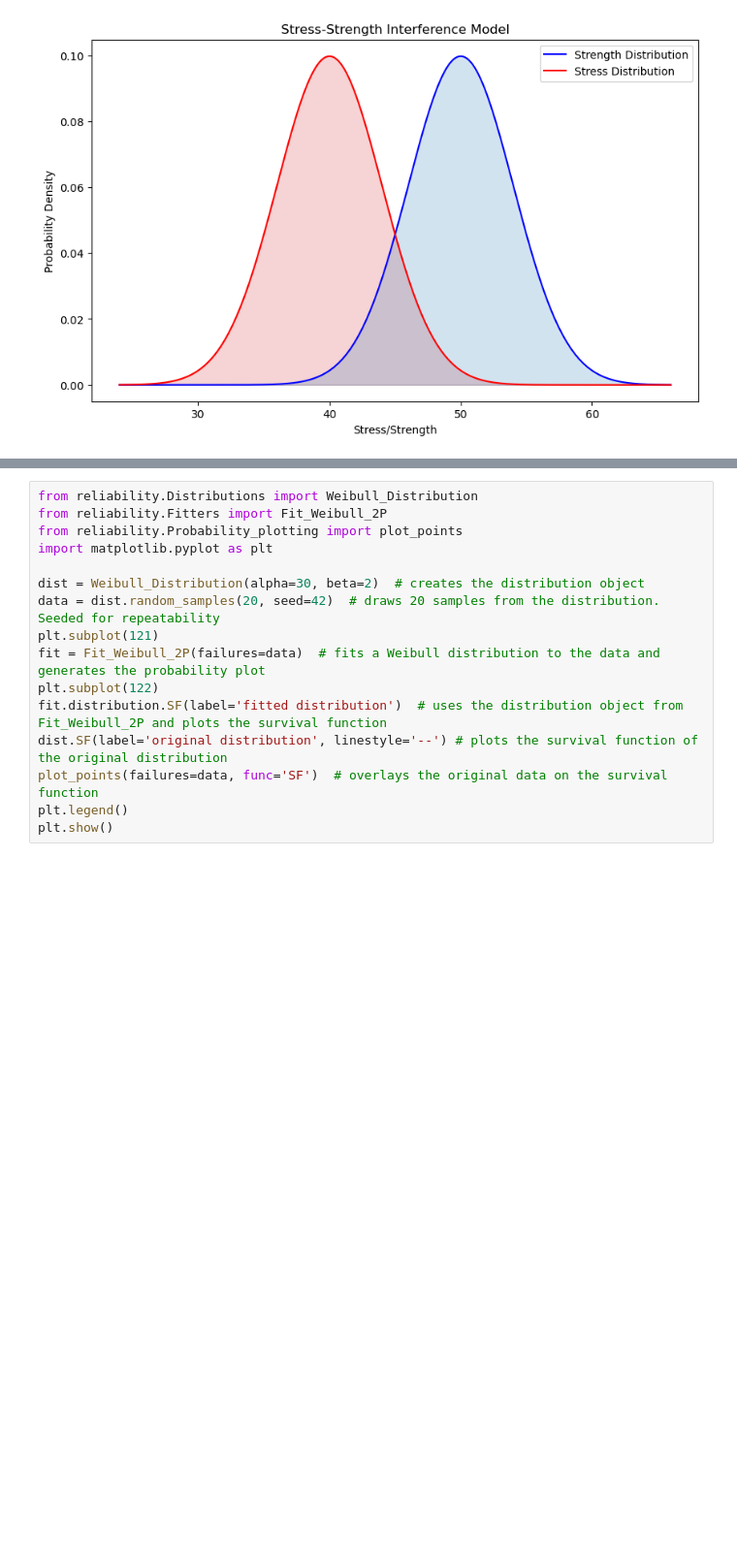
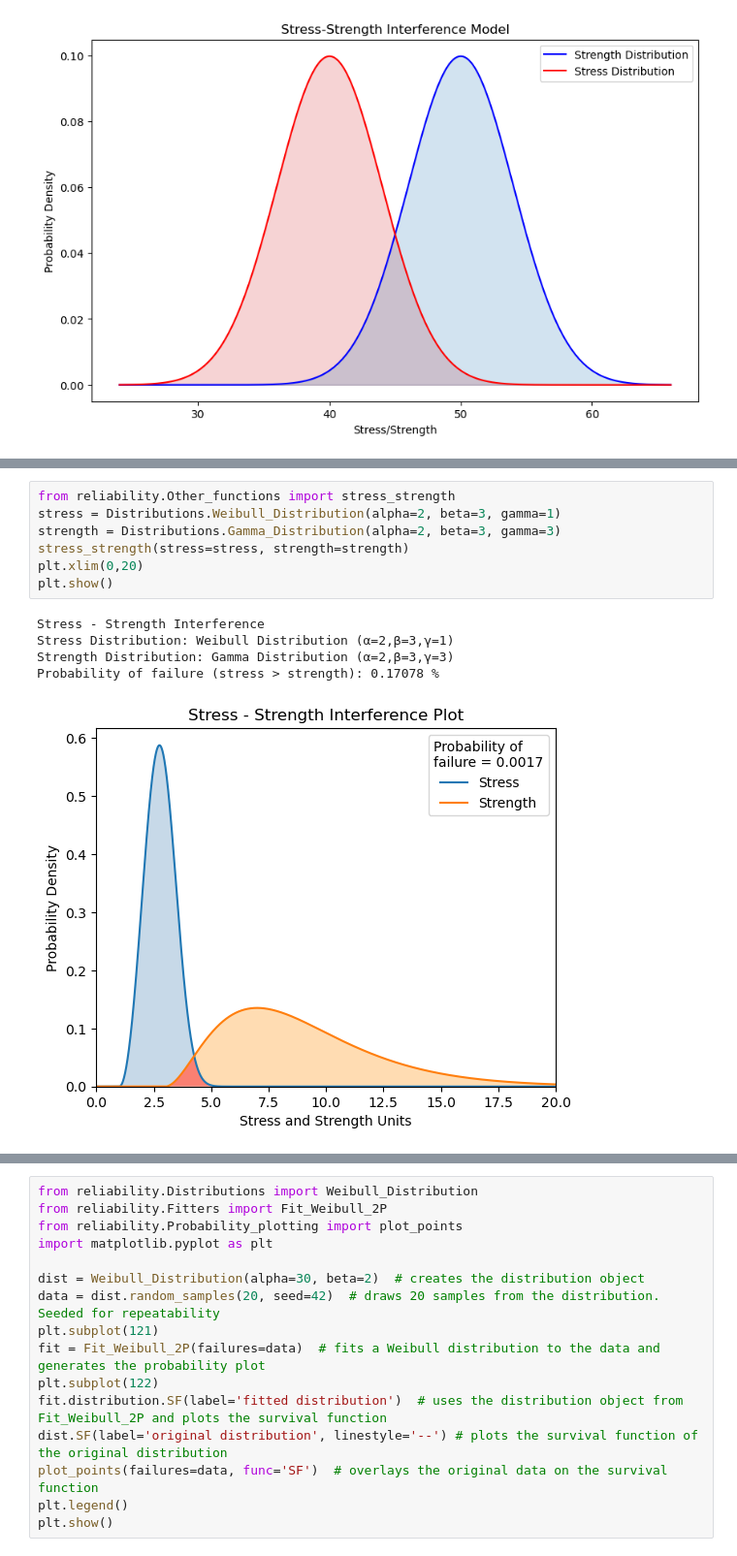
Before and after one commit to noriskworld/robust, a Jupyter notebook: robust.ipynb, the cells around one changed output, grey strips where cells are left out. Shown: that part at 97% size. Cells and saved outputs as stored; diff of their text form; blank space fills up the shorter version.

```diff
--- a/robust.ipynb
+++ b/robust.ipynb
@@ -258,0 +266,13 @@ Probability of failure (normal equation): 0.038550
+# %%
+from reliability.Other_functions import stress_strength
+stress = Distributions.Weibull_Distribution(alpha=2, beta=3, gamma=1)
+strength = Distributions.Gamma_Distribution(alpha=2, beta=3, gamma=3)
+stress_strength(stress=stress, strength=strength)
+plt.xlim(0,20)
+plt.show()
+# %% [output]
+Stress - Strength Interference
+Stress Distribution: Weibull Distribution (α=2,β=3,γ=1)
+Strength Distribution: Gamma Distribution (α=2,β=3,γ=3)
+Probability of failure (stress > strength): 0.17078 %
+[figure, added]
```
Also changed, not shown: parts of 10 cells of this notebook, 1 other file.
